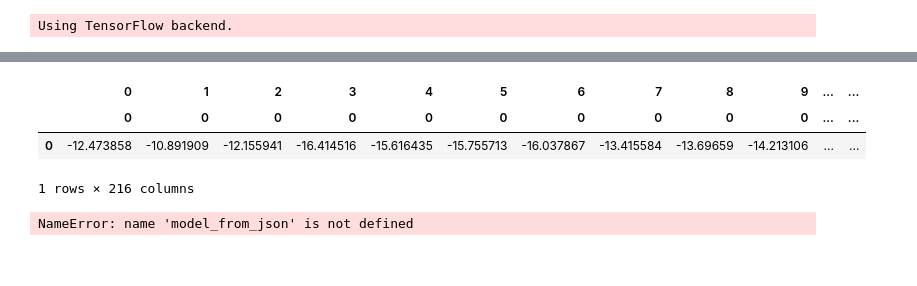
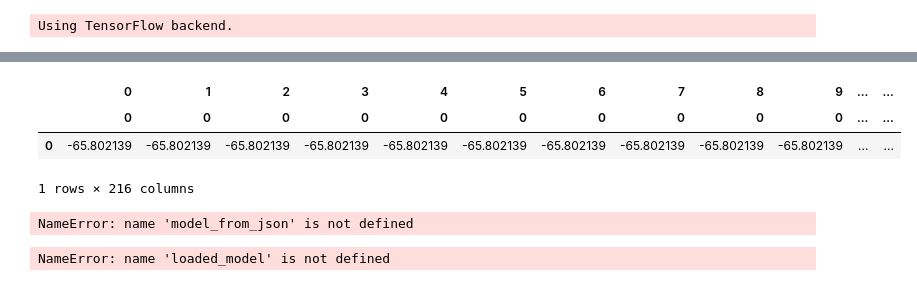
Before and after one commit to sundaritk/Project-Final, a Jupyter notebook: static/py/Main.ipynb, the cells around one changed output, grey strips where cells are left out. Drawn from its saved outputs; the diff is of its cells as text; code cells hidden in the pictures.

```diff
--- a/static/py/Main.ipynb
+++ b/static/py/Main.ipynb
@@ -97,7 +97,7 @@ plt.savefig("../../Resources/images/spectrogram_0.03.png")
 # %%
 # % pylab inline
 
-data, sampling_rate = librosa.load("../../Resources/data/b3.wav")
+data, sampling_rate = librosa.load("../../Resources/data/Audiofile/03-01-01-01-01-01-01.wav")
 plt.figure(figsize=(15, 5))
 librosa.display.waveplot(data, sr=sampling_rate)
 plt.savefig("../../Resources/images/librosa_sound.png")
@@ -106,18 +106,18 @@ plt.savefig("../../Resources/images/librosa_sound.png")
 # %%
 #livedf= pd.DataFrame(columns=['feature'])
-X, sample_rate = librosa.load('../../Resources/data/b3.wav', res_type='kaiser_fast',duration=2.5,sr=22050*2,offset=0.5)
+X, sample_rate = librosa.load('../../Resources/data/Audiofile/03-01-01-01-01-01-01.wav', res_type='kaiser_fast',duration=2.5,sr=22050*2,offset=0.5)
 sample_rate = np.array(sample_rate)
 mfccs = np.mean(librosa.feature.mfcc(y=X, sr=sample_rate, n_mfcc=13),axis=0)
 featurelive = mfccs
 livedf2 = featurelive
 
 livedf2= pd.DataFrame(data=livedf2)
 livedf2 = livedf2.stack().to_frame().T
 livedf2
 # %% [output]
 |  | 0 | 1 | 2 | 3 | 4 | 5 | 6 | 7 | 8 | 9 | ... | ... |
 |  | 0 | 0 | 0 | 0 | 0 | 0 | 0 | 0 | 0 | 0 | ... | ... |
-| 0 | -12.473858 | -10.891909 | -12.155941 | -16.414516 | -15.616435 | -15.755713 | -16.037867 | -13.415584 | -13.69659 | -14.213106 | ... | ... |
+| 0 | -65.802139 | -65.802139 | -65.802139 | -65.802139 | -65.802139 | -65.802139 | -65.802139 | -65.802139 | -65.802139 | -65.802139 | ... | ... |
 1 rows × 216 columns
 # %%
 opt = keras.optimizers.rmsprop(lr=0.00001, decay=1e-6)
@@ -139,6 +139,8 @@ twodim= np.expand_dims(livedf2, axis=2)
 livepreds = loaded_model.predict(twodim,
                          batch_size=32,
                          verbose=1)
+# %% [output]
+NameError: name 'loaded_model' is not defined
 # %%
 livepreds
 # %%
```
Also changed, not shown: parts of 4 cells of this notebook, 11 other files.
